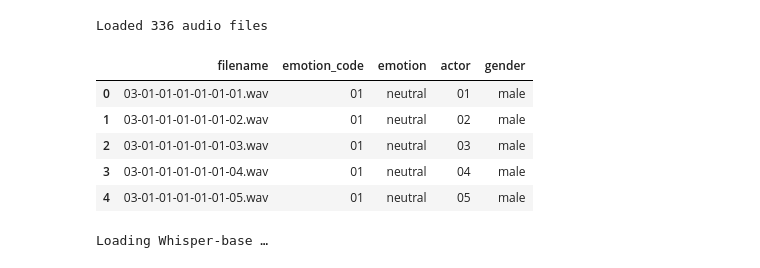
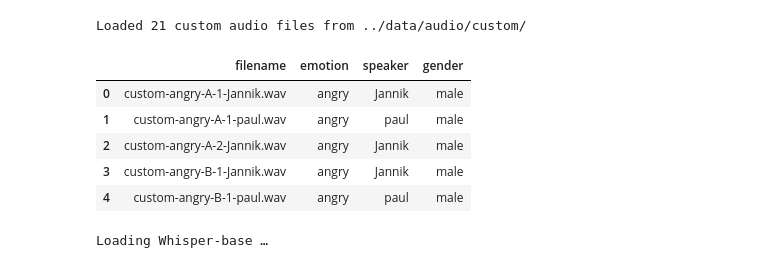
Before and after one commit to LeanderTimEngel/advanced-topics-predictive-group-j, a Jupyter notebook: project/notebooks/part2_speech_to_sentiment.ipynb, the cells around one changed output. Saved outputs shown, nothing was run; the diff lists cells and outputs as text; code cells hidden in the pictures.

Commit message:
Changes in Part 2

```diff
--- a/project/notebooks/part2_speech_to_sentiment.ipynb
+++ b/project/notebooks/part2_speech_to_sentiment.ipynb
@@ -39,26 +19,30 @@ Custom SentModel import OK
 # %%
-#  ───────────────────────── 3. Audio metadata ──────────────────
-def parse_ravdess_filename(fname: str) -> dict:
-    parts = fname.split(".")[0].split("-")
-    emotion_code, actor_code = parts[2], parts[6]
-    actor_num = int(actor_code)
-    return {
-        "filename": fname,
-        "emotion_code": emotion_code,
-        "emotion": RAVDESS_EMOTIONS.get(emotion_code, "unknown"),
-        "actor": actor_code,
-        "gender": "male" if actor_num <= 12 else "female",
-    }
+# ─────────────────────── 1. Paths & metadata ───────────────────────
+AUDIO_DIR = "../data/audio/custom/"           # ← your custom folder
+MODEL_DIR = "../models/transformer_sentiment" # ← part-1 best model
 
-audio_files = sorted(f for f in os.listdir(AUDIO_DIR) if f.endswith(".wav"))
-meta_df = pd.DataFrame(parse_ravdess_filename(f) for f in audio_files)
-print(f"Loaded {len(meta_df)} audio files"); display(meta_df.head())
+PAT = re.compile(r"custom-([a-z]+)-[A-Z]-\d+-(.+)\.wav$", re.I)
+
+def parse_custom(fname: str) -> dict:
+    m = PAT.match(fname)
+    emo, speaker = (m.group(1), m.group(2)) if m else ("unknown","unknown")
+    return {"filename": fname,
+            "emotion":  emo.lower(),
+            "speaker":  speaker,
+            "gender":   "male"}   # all recordings are male for now
+
+audio_files = sorted(f for f in os.listdir(AUDIO_DIR)
+                     if f.lower().endswith(".wav"))
+meta_df = pd.DataFrame(parse_custom(f) for f in audio_files)
+
+print(f"Loaded {len(meta_df)} custom audio files from {AUDIO_DIR}")
+display(meta_df.head())
 # %% [output]
-Loaded 336 audio files
+Loaded 21 custom audio files from ../data/audio/custom/
-|  | filename | emotion_code | emotion | actor | gender |
-| 0 | 03-01-01-01-01-01-01.wav | 01 | neutral | 01 | male |
-| 1 | 03-01-01-01-01-01-02.wav | 01 | neutral | 02 | male |
-| 2 | 03-01-01-01-01-01-03.wav | 01 | neutral | 03 | male |
-| 3 | 03-01-01-01-01-01-04.wav | 01 | neutral | 04 | male |
-| 4 | 03-01-01-01-01-01-05.wav | 01 | neutral | 05 | male |
+|  | filename | emotion | speaker | gender |
+| 0 | custom-angry-A-1-Jannik.wav | angry | Jannik | male |
+| 1 | custom-angry-A-1-paul.wav | angry | paul | male |
+| 2 | custom-angry-A-2-Jannik.wav | angry | Jannik | male |
+| 3 | custom-angry-B-1-Jannik.wav | angry | Jannik | male |
+| 4 | custom-angry-B-1-paul.wav | angry | paul | male |
 # %%
```
Also changed, not shown: parts of 10 cells of this notebook.
